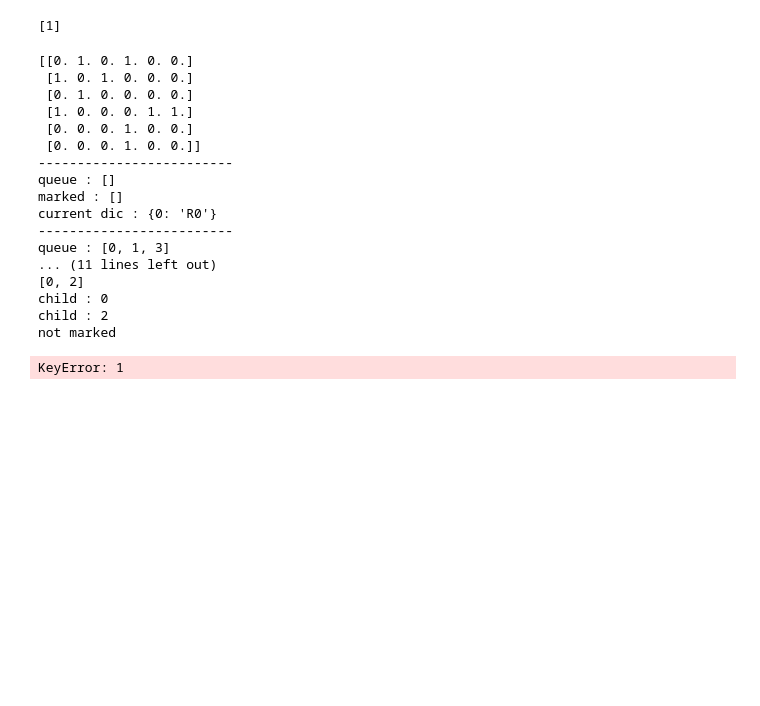
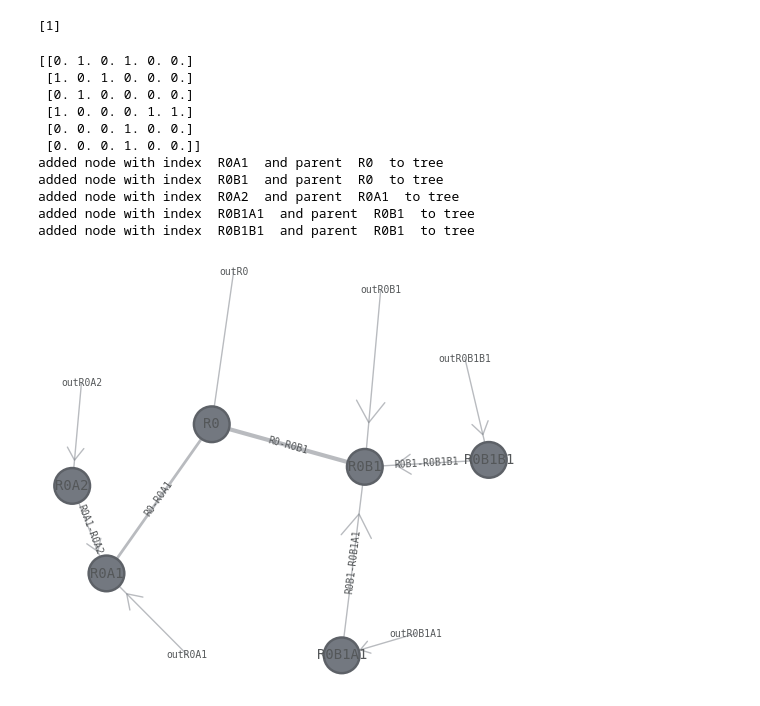
Before and after one commit to quantum-brutus/Tensor_Networks_topology, a Jupyter notebook: BFS.ipynb, the cells around one changed output. Drawn from its saved outputs; the diff is of its cells as text; code cells hidden in the pictures; blank space fills up the shorter version.

```diff
--- a/BFS.ipynb
+++ b/BFS.ipynb
@@ -270,6 +270,11 @@ class Tree:
         for i in range(len(path)-1):
             self.swap_adjacent(path[i],path[i+1])
 
+    def nb_coef(self):
+        nb = 0
+        for tensor in self.network:
+            nb += np.prod(tensor.shape)
+        return nb
 class Node:
     def __init__(self,index,up,childrens = []):#,up_bdim,childrens_bdim):
         self.index = index
@@ -284,7 +289,7 @@ class Node:
         self.tensor = qtn.Tensor(data=np.array([1,0],dtype=complex),inds=['out'+self.index],tags = [self.index])
 
     def add_child(self,index):
-        print('added child ',index,' to ',self.index)
+        # print('added child ',index,' to ',self.index)
         self.childrens.append(index)
 
     def reindex(self,dic):
@@ -391,74 +391,72 @@ def tree_from_matrix(matrix,root):
     queue.append(root)
     marked.append(root)
 
-    print('-------------------------')
-    print('queue :',queue)
-    print('marked :',marked)
-    print('current dic :',trad_dic)
-
-    for i in range(len(matrix[root])):
-            if (matrix[root][i] != 0) and (i not in marked):
-                queue.append(i)
-                marked.append(i)
+    # print('-------------------------')
+    # print('queue :',queue)
+    # print('marked :',marked)
+    # print('current dic :',trad_dic)
 
     while len(queue) > 0:
-        print('-------------------------')
-        print('queue :',queue)
-        print('marked :',marked)
-        print('current dic :',trad_dic)
+        # print('-------------------------')
+        # print('queue :',queue)
+        # print('marked :',marked)
+        # print('current dic :',trad_dic)
 
         index = queue.pop(0)
 
         #todo/action on node
-        print('popped ',index)
+        # print('popped ',index)
 
         #ajoute les enfants de index à la queue
-        enfants = [i for i in range(len(matrix[index])) if (matrix[index][i] != 0)]
+        enfants = [i for i in range(len(matrix[index])) if (matrix[index][i] != 0) and (i not in marked)]
         nb_enfants = len(enfants)
-        print(enfants)
+        # print('enfants :',enfants)
 
         for i in enfants:
-            print('child :',i)
+            # print('child :',i)
             if i not in marked:
-                print('not marked')
+                # print('not marked')
                 queue.append(i)
                 marked.append(i)
 
                 #create Node
                 if nb_enfants == 1:
-                    node_index = trad_dic[index][:-1]+str(int(index[-1])+1)
+                    # print(index,' has one child')
+                    node_index = trad_dic[index][:-1]+str(int(trad_dic[index][-1])+1)
                 if nb_enfants > 1:
-                    node_index = trad_dic[index] + chr(ord('@')+i)+str(1)
-                # node = Node(index=node_index,up=trad_dic[index])
+                    # print(index,' has ',nb_enfants,' childrens')
+                    node_index = trad_dic[index] + chr(ord('@')+enfants.index(i)+1)+str(1)
+                node = Node(index=node_index,up=trad_dic[index])
+                tree.add(node)
+                print('added node with index ',node_index,' and parent ',trad_dic[index],' to tree')
+
+                # print('parent ',trad_dic[index])
+                # print(' current child ',node_index)
+
                 trad_dic[i] = node_index
 
-    return trad_dic
+    return tree
 
 matrix = np.zeros((n,n))
 add_weight(matrix,0,1)
 add_weight(matrix,1,2)
 add_weight(matrix,0,3)
 add_weight(matrix,3,4)
 add_weight(matrix,3,5)
 print(matrix)
 
-tree_from_matrix(matrix,0)
+tree = tree_from_matrix(matrix,0)
+tree.draw()
 # %% [output]
 [[0. 1. 0. 1. 0. 0.]
  [1. 0. 1. 0. 0. 0.]
  [0. 1. 0. 0. 0. 0.]
  [1. 0. 0. 0. 1. 1.]
  [0. 0. 0. 1. 0. 0.]
  [0. 0. 0. 1. 0. 0.]]
--------------------------
-queue : []
-marked : []
-current dic : {0: 'R0'}
--------------------------
-queue : [0, 1, 3]
-... (11 lines left out)
-[0, 2]
-child : 0
-child : 2
-not marked
+added node with index  R0A1  and parent  R0  to tree
+added node with index  R0B1  and parent  R0  to tree
+added node with index  R0A2  and parent  R0A1  to tree
+added node with index  R0B1A1  and parent  R0B1  to tree
+added node with index  R0B1B1  and parent  R0B1  to tree
-KeyError: 1
+[figure, added]
```
Also changed, not shown: parts of 1 cell of this notebook.
